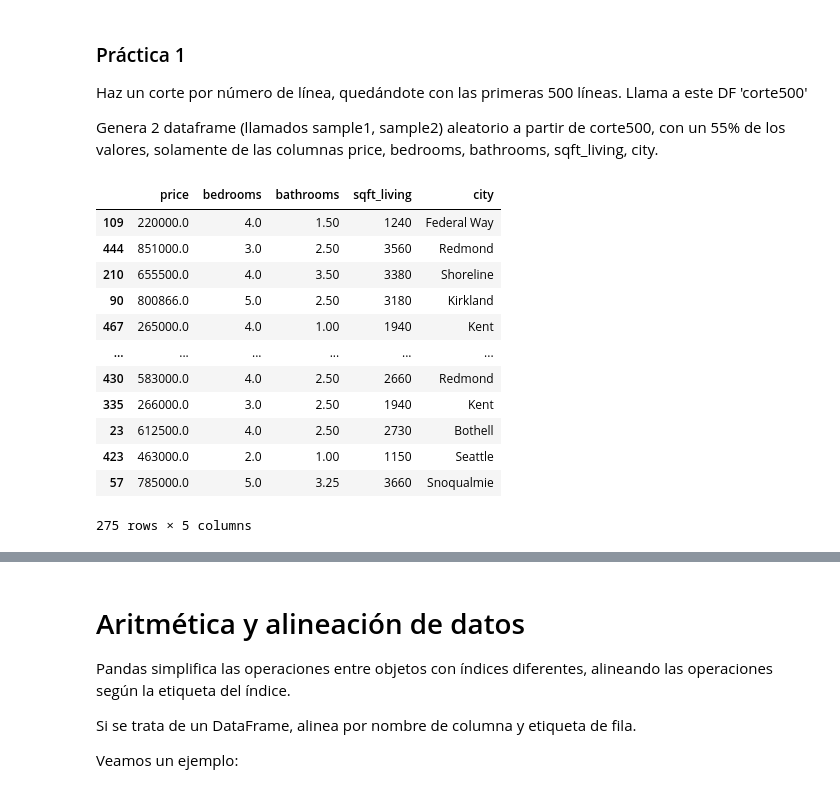
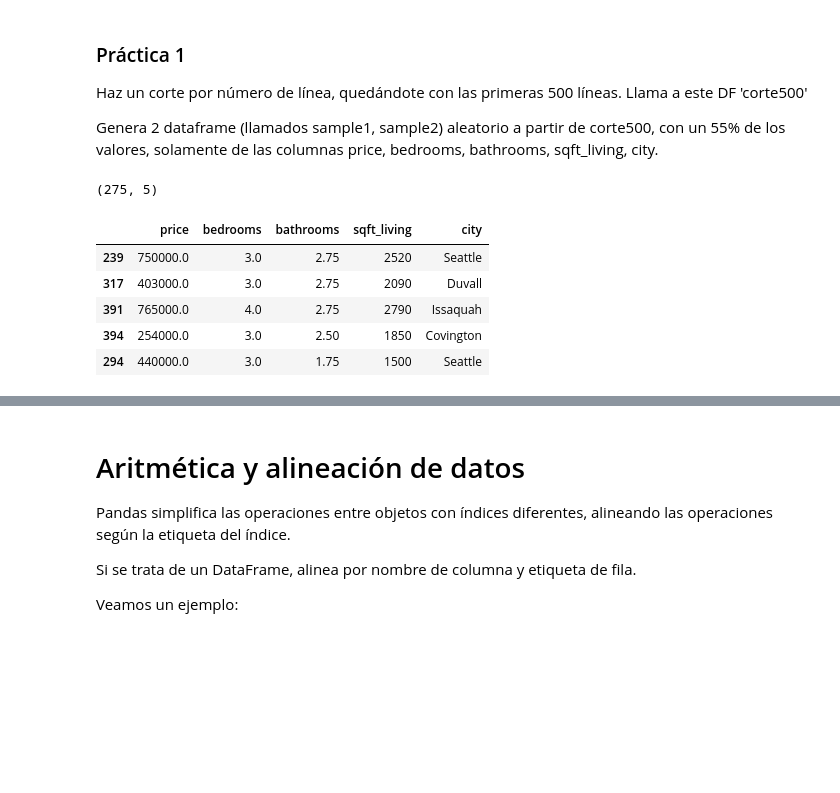
Before and after one commit to Animska/PYthon, a Jupyter notebook: Pedro/entorno python/ejercicios/tema1/Ejercicios_panda/Ejercicio_03_pandas/Enunciado Funcionalidad básica Pandas 2.ipynb, the cells around one changed output, grey strips where cells are left out. Saved outputs shown, nothing was run; the diff lists cells and outputs as text; code cells hidden in the pictures; blank space fills up the shorter version.

```diff
--- a/Pedro/entorno python/ejercicios/tema1/Ejercicios_panda/Ejercicio_03_pandas/Enunciado Funcionalidad básica Pandas 2.ipynb
+++ b/Pedro/entorno python/ejercicios/tema1/Ejercicios_panda/Ejercicio_03_pandas/Enunciado Funcionalidad básica Pandas 2.ipynb
@@ -19,21 +19,15 @@ Genera 2 dataframe (llamados sample1, sample2) aleatorio a partir de corte500, c
 # %%
 corte500=df.head(500)
 # %%
-sample=corte500.reindex(columns=['price', 'bedrooms', 'bathrooms', 'sqft_living','city'], copy=True, fill_value=0)
-sample1=sample.sample(frac=0.55)
-sample1
+sample1 = corte500.sample(frac=0.55)[['price', 'bedrooms', 'bathrooms', 'sqft_living', 'city']]
+print(sample1.shape)
+sample1.head(5)
 # %% [output]
+(275, 5)
 |  | price | bedrooms | bathrooms | sqft_living | city |
-| 109 | 220000.0 | 4.0 | 1.50 | 1240 | Federal Way |
-| 444 | 851000.0 | 3.0 | 2.50 | 3560 | Redmond |
-| 210 | 655500.0 | 4.0 | 3.50 | 3380 | Shoreline |
-| 90 | 800866.0 | 5.0 | 2.50 | 3180 | Kirkland |
-| 467 | 265000.0 | 4.0 | 1.00 | 1940 | Kent |
-| ... | ... | ... | ... | ... | ... |
-| 430 | 583000.0 | 4.0 | 2.50 | 2660 | Redmond |
-| 335 | 266000.0 | 3.0 | 2.50 | 1940 | Kent |
-| 23 | 612500.0 | 4.0 | 2.50 | 2730 | Bothell |
-| 423 | 463000.0 | 2.0 | 1.00 | 1150 | Seattle |
-| 57 | 785000.0 | 5.0 | 3.25 | 3660 | Snoqualmie |
+| 239 | 750000.0 | 3.0 | 2.75 | 2520 | Seattle |
+| 317 | 403000.0 | 3.0 | 2.75 | 2090 | Duvall |
+| 391 | 765000.0 | 4.0 | 2.75 | 2790 | Issaquah |
+| 394 | 254000.0 | 3.0 | 2.50 | 1850 | Covington |
+| 294 | 440000.0 | 3.0 | 1.75 | 1500 | Seattle |
-275 rows × 5 columns
 # %%
```
Also changed, not shown: parts of 20 cells of this notebook, 7 other files.
